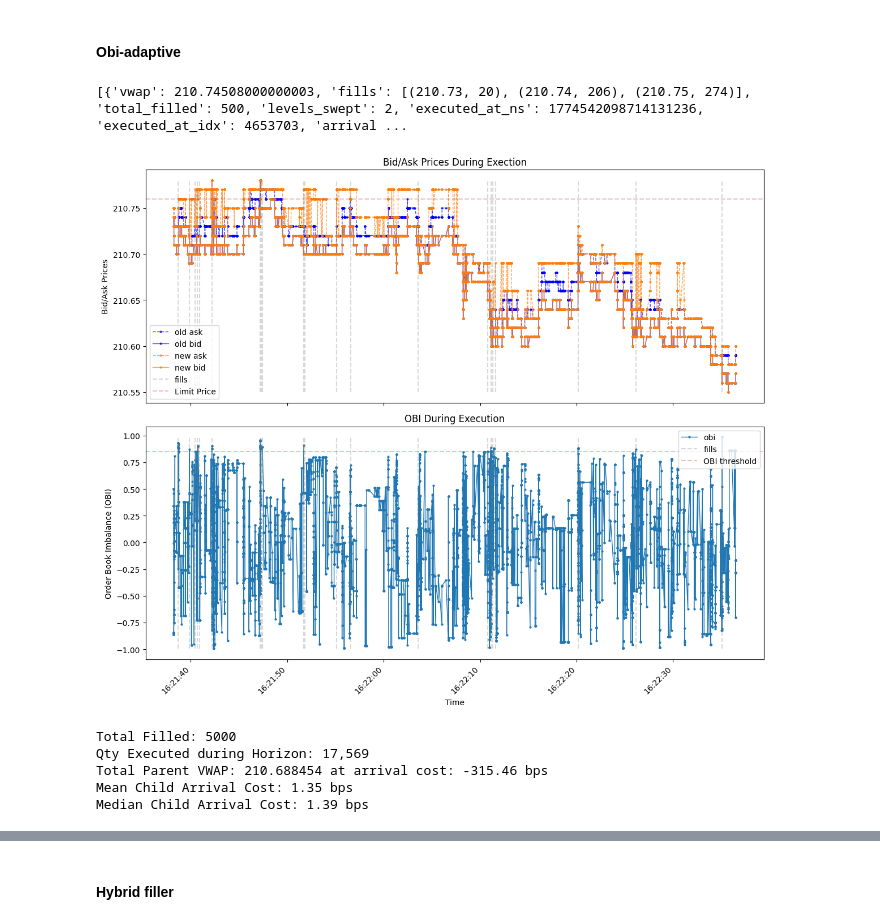
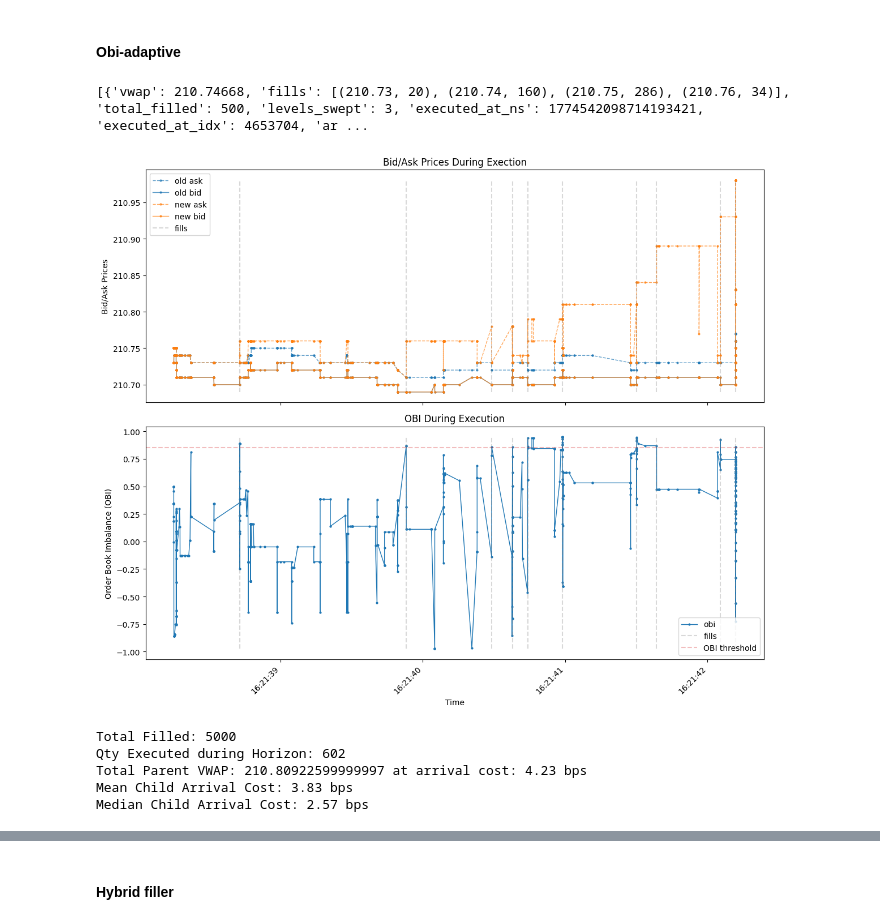
Before and after one commit to MichaelCusackNelkin/SAF_Final_Project, a Jupyter notebook: whitepaper/code/milestone_clean.ipynb, the cells around one changed output, grey strips where cells are left out. Drawn from its saved outputs; the diff is of its cells as text; code cells hidden in the pictures.

```diff
--- a/whitepaper/code/milestone_clean.ipynb
+++ b/whitepaper/code/milestone_clean.ipynb
@@ -251,7 +251,8 @@ Median Child Arrival Cost: 1.07 bps
 MIN_NS = 100_000_000 #100ms
 MIN_SHARES = 0
 SIDE = "BUY"
-LMT = old_df.sample(seed=SEED)["ask_px_03" if SIDE == "BUY" else "bid_px_03"].item()
+# LMT = old_df.sample(seed=SEED)["ask_px_03" if SIDE == "BUY" else "bid_px_03"].item()
+LMT = None
 THRESHOLD = 0.85
 HORIZON = 60 * 1e9
 ts = old_df.sample(seed=SEED)["ts_nano"][0]
@@ -265,7 +266,7 @@ new_df = new_df.with_columns(
 )
 print(results)
 # %% [output]
-[{'vwap': 210.74508000000003, 'fills': [(210.73, 20), (210.74, 206), (210.75, 274)], 'total_filled': 500, 'levels_swept': 2, 'executed_at_ns': 1774542098714131236, 'executed_at_idx': 4653703, 'arrival ...
+[{'vwap': 210.74668, 'fills': [(210.73, 20), (210.74, 160), (210.75, 286), (210.76, 34)], 'total_filled': 500, 'levels_swept': 3, 'executed_at_ns': 1774542098714193421, 'executed_at_idx': 4653704, 'ar ...
 # %%
 import matplotlib.dates as mdates
 from matplotlib.ticker import ScalarFormatter
@@ -297,7 +298,7 @@ ax[0].vlines(fill_times, ymin=min(new_df['bid_px_00'][i_start:i_end]), ymax=max(
         linestyle="--", alpha=0.3, color="tab:gray", label="fills")
 ax[0].set_ylabel("Bid/Ask Prices")
 ax[0].set_title("Bid/Ask Prices During Exection")
-ax[0].axhline(LMT, linestyle="--", alpha=0.3, color="tab:red", label="Limit Price" )
+# ax[0].axhline(LMT, linestyle="--", alpha=0.3, color="tab:red", label="Limit Price" )
 
 # -- OBI --
 ax[1].plot(x_new, new_df["obi"][i_start:i_end], marker="o", markersize = 2, linewidth=1, label="obi")
@@ -310,37 +311,37 @@ ax[1].set_title("OBI During Execution")
 for a in ax:
         a.xaxis.set_major_formatter(mdates.DateFormatter('%H:%M:%S'))
         a.xaxis.set_major_locator(mdates.AutoDateLocator())
         a.yaxis.set_major_formatter(ScalarFormatter(useOffset=False))
         a.ticklabel_format(style='plain', axis='y')
         a.set_xlabel("Time")
         a.legend()
 
 fig.autofmt_xdate(rotation=45)
 plt.tight_layout()
 plt.savefig(f'plots/obi-aware_fill_{SEED}.png', dpi=300, bbox_inches='tight')
 plt.show()
 
 
 # --- Analysis --
 p0=old_df.filter(pl.col("ts_nano") == ts)['mid'][0]
 qty_over_h = new_df.filter(pl.col("action") == "T",
               pl.col("ts_event") > fill_times[0],
               pl.col("ts_event") < fill_times[-1]).select(pl.col("size")).sum().item()
 total_vwap = np.sum([r["vwap"]*r["total_filled"] for r in results if r["vwap"] != 0.0]) / np.sum([r["total_filled"] for r in results if r["vwap"] != 0.0])
 total_filled = np.sum([r["total_filled"] for r in results if r["vwap"] != 0.0])
 mean_child_arrival_cost = np.mean([r["arrival_cost"] for r in results if r["vwap"] != 0.0])
 median_child_arrival_cost = np.median([r["arrival_cost"] for r in results if r["vwap"] != 0.0])
 
 
 print(f"Total Filled: {total_filled}")
 print(f"Qty Executed during Horizon: {qty_over_h:,.0f}")
-print(f"Total Parent VWAP: {total_vwap} at arrival cost: {(total_vwap - p0) * 10_000:,.2f} bps")
+print(f"Total Parent VWAP: {total_vwap} at arrival cost: {(total_vwap - p0)/p0 * 10_000:,.2f} bps")
 print(f"Mean Child Arrival Cost: {mean_child_arrival_cost * 10_000:,.2f} bps")
 print(f"Median Child Arrival Cost: {median_child_arrival_cost * 10_000:,.2f} bps")
 # %% [output]
-[figure, old version]
+[figure, new version]
 Total Filled: 5000
-Qty Executed during Horizon: 17,569
-Total Parent VWAP: 210.688454 at arrival cost: -315.46 bps
-Mean Child Arrival Cost: 1.35 bps
-Median Child Arrival Cost: 1.39 bps
+Qty Executed during Horizon: 602
+Total Parent VWAP: 210.80922599999997 at arrival cost: 4.23 bps
+Mean Child Arrival Cost: 3.83 bps
+Median Child Arrival Cost: 2.57 bps
```
Also changed, not shown: parts of 7 cells of this notebook, 15 other files.
